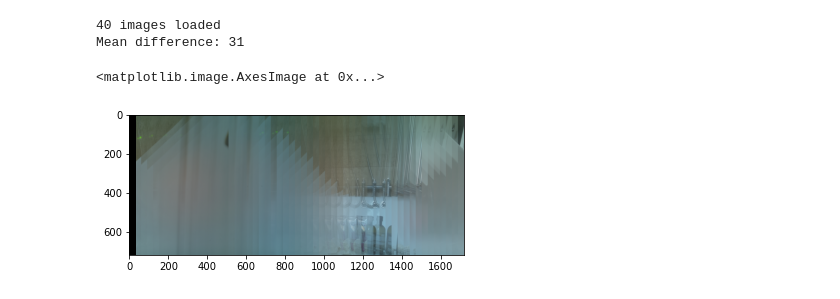
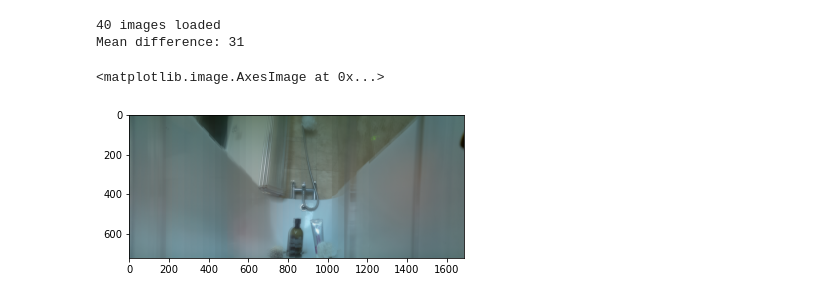
Before and after one commit to BrainsOnBoard/underwater_robots, a Jupyter notebook: static_stitch.ipynb, the cells around one changed output. Drawn from its saved outputs; the diff is of its cells as text; code cells hidden in the pictures.

```diff
--- a/static_stitch.ipynb
+++ b/static_stitch.ipynb
@@ -12,7 +12,7 @@ Mean difference: 62.03007518796992
 # %%
-plt.imshow(stitch_static_mean('empty_bath_60cm', from_left=False, mean_diff=31))
+plt.imshow(stitch_static_mean('empty_bath_60cm', from_left=True, mean_diff=31))
 # %% [output]
 40 images loaded
 Mean difference: 31
 <matplotlib.image.AxesImage at 0x...>
-[figure, old version]
+[figure, new version]
```
Also changed, not shown: parts of 1 cell of this notebook, 1 other file.
